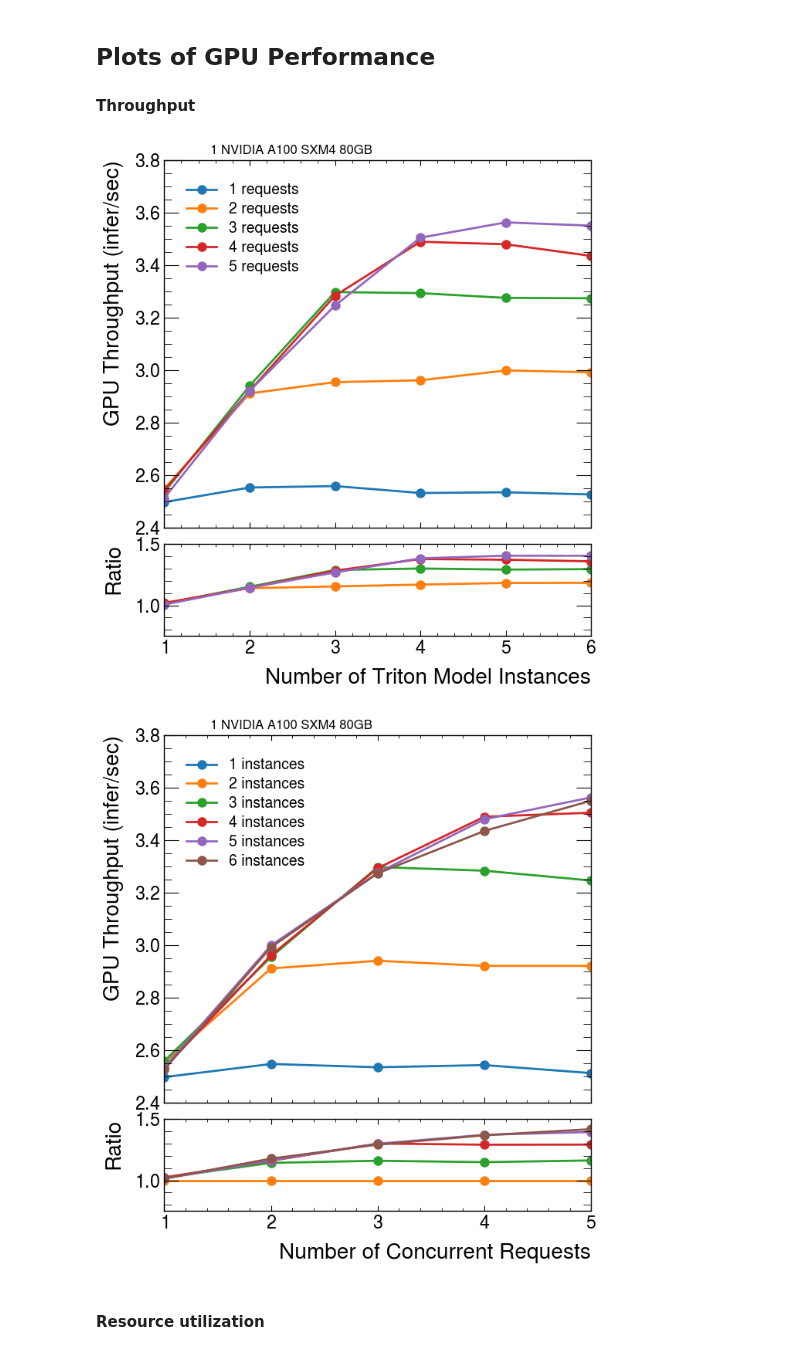
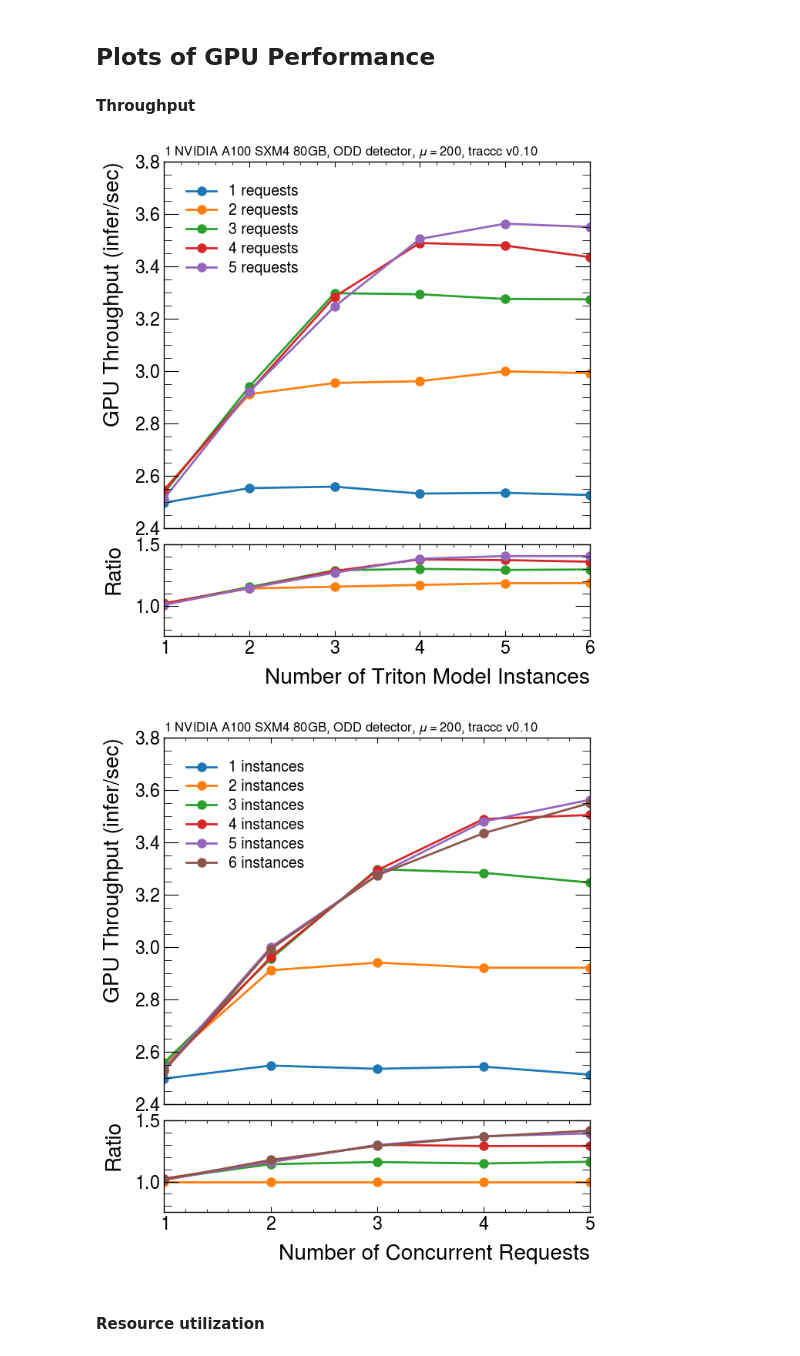
Before and after one commit to milescb/traccc-aaS-performance, a Jupyter notebook: plot_model_inst_studies.ipynb, the cells around one changed output. Drawn from its saved outputs; the diff is of its cells as text; code cells hidden in the pictures.

Commit message:
plotting improvements

```diff
--- a/plot_model_inst_studies.ipynb
+++ b/plot_model_inst_studies.ipynb
@@ -8,6 +8,7 @@ import mplhep as hep
 plt.style.use(hep.style.ATLAS)
 plt.rcParams['legend.loc'] = 'upper left'
 figsize = (7, 8)
+colors = plt.get_cmap('tab10')
 
 # functions to process data
 from performance.utils import process_csv_dir
@@ -16,6 +17,8 @@ INPUT_DIR = "data/odd_traccc_old_200k_window/"
 OUPUT_DIR = INPUT_DIR
 
 cpu_data_instances, gpu_data_instances = process_csv_dir(INPUT_DIR)
+
+TITLE = r"1 NVIDIA A100 SXM4 80GB, ODD detector, $\mu = 200$, traccc v0.10"
 # %% [markdown]
 ## Define functions for plotting
 # %%
@@ -23,7 +26,6 @@ def plot_var_vs_instance(data_dict,
                          variable='Inferences/Second',
                          ylabel='GPU Throughput (infer/sec)',
                          save_name='instances_vs_throughput_gpu.pdf',
-                         outdir='data',
                          ratio=True,
                          save=True):
 
@@ -49,8 +51,6 @@ def plot_var_vs_instance(data_dict,
         for i in range(1, len(concurrencies)):
             ratio_vals.append([x/y for x, y in zip(con_vals[i], con_vals[0])])
 
-        colors = plt.get_cmap('tab10')
-
         fig, (ax1, ax2) = plt.subplots(2, 1, figsize=figsize,
                                        sharex=True,
                                        gridspec_kw={'height_ratios': [4, 1]})
@@ -64,7 +64,7 @@ def plot_var_vs_instance(data_dict,
                      color=colors(i+1), label=f'{con} requests')
 
         ax1.set_ylabel(ylabel, loc='top')
-        ax1.set_title('             1 NVIDIA A100 SXM4 80GB', loc='left', fontsize=12)
+        ax1.set_title(TITLE, loc='left', fontsize=12)
         # ax1.set_ylim(2.5, 4.2)
         ax1.legend()
 
@@ -74,7 +74,7 @@ def plot_var_vs_instance(data_dict,
         plt.subplots_adjust(hspace=0.07)
 
         if save:
-            plt.savefig(f'{outdir}/{save_name}', bbox_inches='tight')
+            plt.savefig(f'{OUPUT_DIR}/{save_name}', bbox_inches='tight')
 
     else:
         plt.figure(figsize=(5, 5))
@@ -86,14 +86,13 @@ def plot_var_vs_instance(data_dict,
         plt.legend()
 
         if save:
-            plt.savefig(f'{outdir}/{save_name}', bbox_inches='tight')
+            plt.savefig(f'{OUPUT_DIR}/{save_name}', bbox_inches='tight')
 # %%
 def plot_var_vs_concurrency(data_dict,
                             variable='Inferences/Second',
                             ylabel='GPU Throughput (infer/sec)',
                             save_name='concurrency_vs_throughput_gpu.pdf',
                             ratio=True,
-                            outdir='data',
                             max_concurrency=6,
                             save=True):
 
@@ -106,8 +105,6 @@ def plot_var_vs_concurrency(data_dict,
         for i in range(1, len(instances)):
             ratio_vals.append([x/y for x, y in zip(data_dict[i][variable].values,
                                                    data_dict[1][variable].values)])
-
-        colors = plt.get_cmap('tab10')
 
         fig, (ax1, ax2) = plt.subplots(2, 1, figsize=figsize,
                                        sharex=True,
@@ -124,7 +121,7 @@ def plot_var_vs_concurrency(data_dict,
                          color=colors(i+1), label=f'{instance} instances')
 
         ax1.set_ylabel(ylabel, loc='top')
-        ax1.set_title('             1 NVIDIA A100 SXM4 80GB', loc='left', fontsize=12)
+        ax1.set_title(TITLE, loc='left', fontsize=12)
         # ax1.set_ylim(2.5, 4.2)
         ax1.legend()
 
@@ -134,7 +131,7 @@ def plot_var_vs_concurrency(data_dict,
         plt.subplots_adjust(hspace=0.07)
 
         if save:
-            plt.savefig(f'{outdir}/{save_name}', bbox_inches='tight')
+            plt.savefig(f'{OUPUT_DIR}/{save_name}', bbox_inches='tight')
 
     else:
         plt.figure(figsize=(5, 5))
@@ -147,17 +144,17 @@ def plot_var_vs_concurrency(data_dict,
         plt.legend()
 
         if save:
-            plt.savefig(f'{outdir}/{save_name}', bbox_inches='tight')
+            plt.savefig(f'{OUPUT_DIR}/{save_name}', bbox_inches='tight')
 # %% [markdown]
 ## Plots of GPU Performance
 
 #### Throughput
 # %%
-plot_var_vs_instance(gpu_data_instances, outdir=OUPUT_DIR)
-plot_var_vs_concurrency(gpu_data_instances, outdir=OUPUT_DIR)
+plot_var_vs_instance(gpu_data_instances)
+plot_var_vs_concurrency(gpu_data_instances)
 # %% [output]
-[figure, old version]
+[figure, new version]
-[figure, old version]
+[figure, new version]
 # %% [markdown]
 #### Resource utilization
 # %%
```
Also changed, not shown: parts of 2 cells of this notebook, 4 other files.
